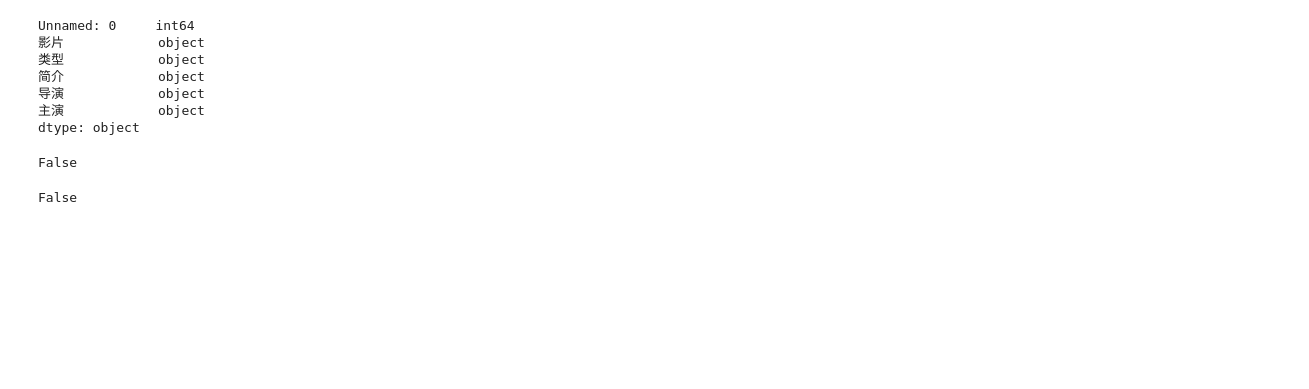
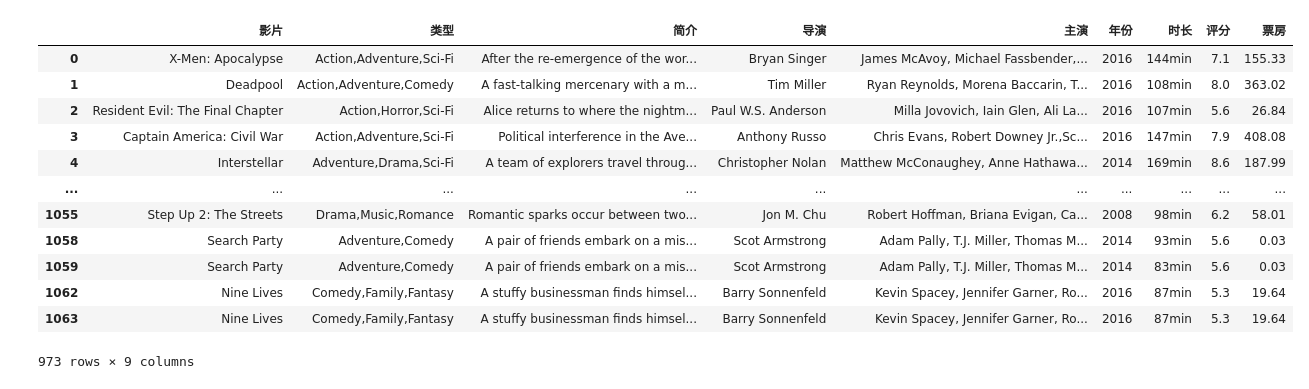
Before and after one commit to afanzaimoyu/homework, a Jupyter notebook: main.ipynb, the cells around one changed output. Drawn from its saved outputs; the diff is of its cells as text; code cells hidden in the pictures; blank space fills up the shorter version.

```diff
--- a/main.ipynb
+++ b/main.ipynb
@@ -9,0 +19,2 @@ df2 = pd.read_csv('流行电影评分预测2.csv')
+# %%
+df = pd.merge(df1, df2, on='影片', how='inner')
@@ -9,0 +100,2 @@ df2 = pd.read_csv('流行电影评分预测2.csv')
+# %%
+df.drop_duplicates(keep='first', inplace=True)
@@ -9,0 +132,18 @@ df2 = pd.read_csv('流行电影评分预测2.csv')
+# %%
+# 清洗年份列，将特殊字符替换为NaN或空字符串
+df['年份'] = df['年份'].str.replace(r'\D', '', regex=True).replace('', pd.NA)
+
+# 清洗评分列，将特殊字符替换为NaN或空字符串
+df['评分'] = df['评分'].str.replace(r'[^0-9.]+', '', regex=True).replace('', pd.NA)  # ^出现在[]内 表示取反
+
+# 将年份列转换为整数类型
+df['年份'] = df['年份'].astype('Int32')
+
+# 填充年份、评分和票房列的缺失值
+df['年份'].fillna(df['年份'].median(), inplace=True)
+df['评分'].fillna(df['评分'].median(), inplace=True)
+df['票房'].fillna(df['票房'].mode()[0], inplace=True)
+
+# 将评分列转换为整数类型
+df['评分'] = df['评分'].astype('float')
+# df['票房'] = df['票房'].astype('float')
@@ -9,0 +152,16 @@ df2 = pd.read_csv('流行电影评分预测2.csv')
+# %%
+# 检查时长列是否都是数字+min结尾
+is_valid_duration = df['时长'].str.match(r'^\d+min$')
+
+# 打印不符合条件的行
+for index in  df[~is_valid_duration].index:
+    # 提取时长中的小时和分钟信息
+    duration_hours = int(df.loc[index, '时长'].split('h')[0])
+    duration_minutes = int(df.loc[index, '时长'].split('h')[1].replace('min', ''))
+
+    # 将小时和分钟转化为分钟数
+    # total_duration_minutes = str(duration_hours * 60 + duration_minutes) + 'min'
+    total_duration_minutes = str(duration_hours * 60 + duration_minutes) + 'min'
+
+    # 更新时长列为转化后的分钟数
+    df.loc[index, '时长'] = total_duration_minutes
@@ -19,19 +195,17 @@ Unnamed: 0      int64
 dtype: object
-# %%
-df1.dtypes
-# %% [output]
-Unnamed: 0     int64
-影片            object
-类型            object
-简介            object
-导演            object
-主演            object
-dtype: object
-# %%
-df1.duplicated().any()
-# %% [output]
-False
-# %%
-df2.duplicated().any()
-# %% [output]
-False
+# %%
+df
+# %% [output]
+|  | 影片 | 类型 | 简介 | 导演 | 主演 | 年份 | 时长 | 评分 | 票房 |
+| 0 | X-Men: Apocalypse | Action,Adventure,Sci-Fi | After the re-emergence of the wor... | Bryan Singer | James McAvoy, Michael Fassbender,... | 2016 | 144min | 7.1 | 155.33 |
+| 1 | Deadpool | Action,Adventure,Comedy | A fast-talking mercenary with a m... | Tim Miller | Ryan Reynolds, Morena Baccarin, T... | 2016 | 108min | 8.0 | 363.02 |
+| 2 | Resident Evil: The Final Chapter | Action,Horror,Sci-Fi | Alice returns to where the nightm... | Paul W.S. Anderson | Milla Jovovich, Iain Glen, Ali La... | 2016 | 107min | 5.6 | 26.84 |
+| 3 | Captain America: Civil War | Action,Adventure,Sci-Fi | Political interference in the Ave... | Anthony Russo | Chris Evans, Robert Downey Jr.,Sc... | 2016 | 147min | 7.9 | 408.08 |
+| 4 | Interstellar | Adventure,Drama,Sci-Fi | A team of explorers travel throug... | Christopher Nolan | Matthew McConaughey, Anne Hathawa... | 2014 | 169min | 8.6 | 187.99 |
+| ... | ... | ... | ... | ... | ... | ... | ... | ... | ... |
+| 1055 | Step Up 2: The Streets | Drama,Music,Romance | Romantic sparks occur between two... | Jon M. Chu | Robert Hoffman, Briana Evigan, Ca... | 2008 | 98min | 6.2 | 58.01 |
+| 1058 | Search Party | Adventure,Comedy | A pair of friends embark on a mis... | Scot Armstrong | Adam Pally, T.J. Miller, Thomas M... | 2014 | 93min | 5.6 | 0.03 |
+| 1059 | Search Party | Adventure,Comedy | A pair of friends embark on a mis... | Scot Armstrong | Adam Pally, T.J. Miller, Thomas M... | 2014 | 83min | 5.6 | 0.03 |
+| 1062 | Nine Lives | Comedy,Family,Fantasy | A stuffy businessman finds himsel... | Barry Sonnenfeld | Kevin Spacey, Jennifer Garner, Ro... | 2016 | 87min | 5.3 | 19.64 |
+| 1063 | Nine Lives | Comedy,Family,Fantasy | A stuffy businessman finds himsel... | Barry Sonnenfeld | Kevin Spacey, Jennifer Garner, Ro... | 2016 | 87min | 5.3 | 19.64 |
+973 rows × 9 columns
```
Also changed, not shown: parts of 36 cells of this notebook, 1 other file.
